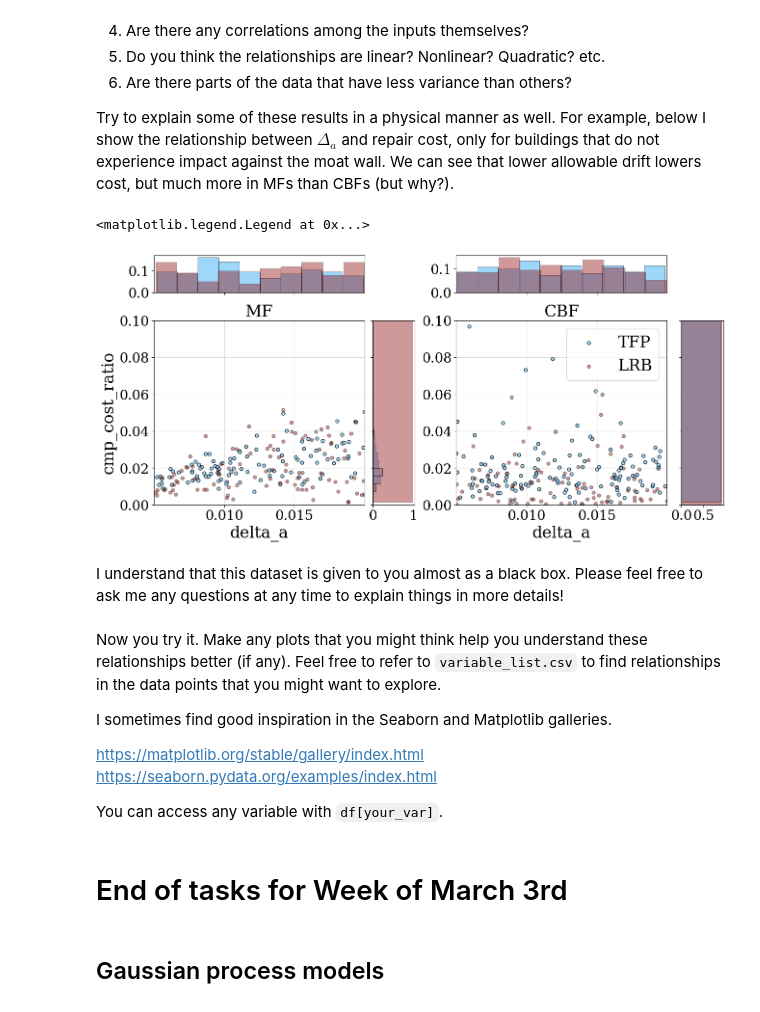
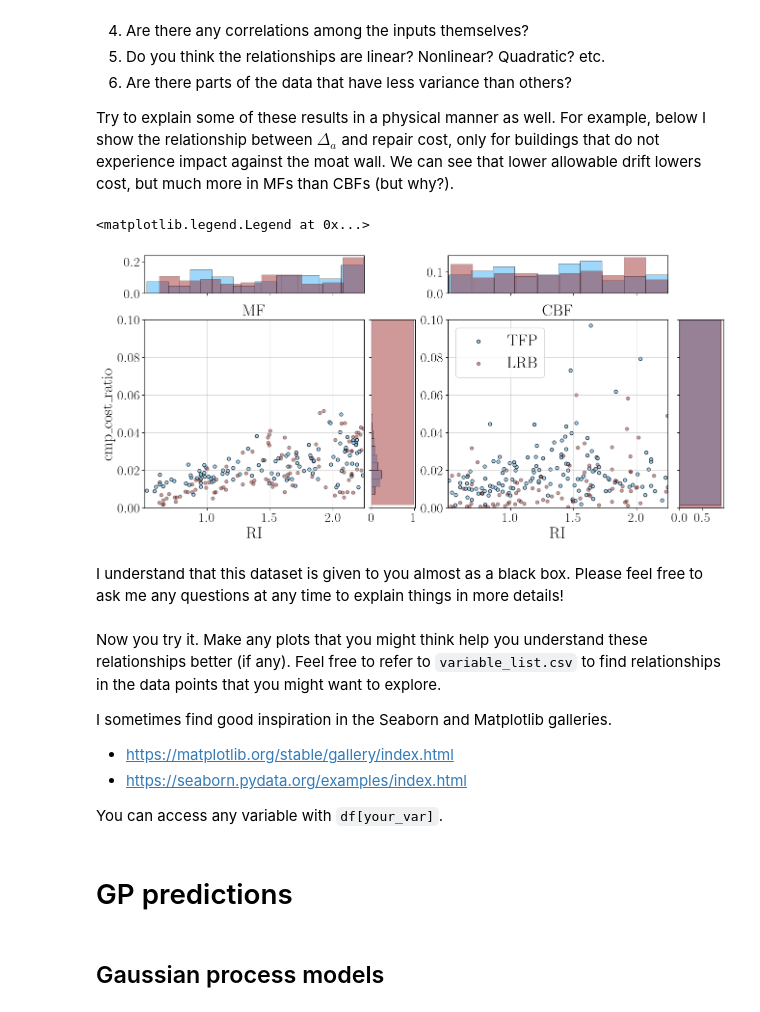
Before and after one commit to hgp297/isol-sys-database, a Jupyter notebook: src/analyses/allowable_drift.ipynb, the cells around one changed output. Drawn from its saved outputs; the diff is of its cells as text; code cells hidden in the pictures.

```diff
--- a/src/analyses/allowable_drift.ipynb
+++ b/src/analyses/allowable_drift.ipynb
@@ -165,7 +165,7 @@ Try to explain some of these results in a physical manner as well. For example,
 
 ###################### YOUR CODE HERE #############################################
 # choose your x and y variables. These are column names of df
-xvar = 'delta_a'
+xvar = 'RI'
 yvar = 'cmp_cost_ratio'
 
 # dataset used for each plot. you can change these to change the content of the scatter.
@@ -235,34 +235,34 @@ scatter_hist(left_points_red[xvar], left_points_red[yvar], 'darkred', 0.4, ax, a
 
 ax.set_title(r'MF', fontsize=title_font)
 
 ax.set_xlabel(xvar, fontsize=axis_font)
 ax.set_ylabel(yvar, fontsize=axis_font)
 ax.set_xlim([df[xvar].min(), df[xvar].max()])
 # ax.set_ylim([df[yvar].min(), df[yvar].max()])
 ax.set_ylim([0, 0.1])
 
 ax = fig.add_subplot(gs[1, 2])
 ax_histx = fig.add_subplot(gs[0, 2], sharex=ax)
 ax_histy = fig.add_subplot(gs[1, 3], sharey=ax)
 
 # Draw the scatter plot and marginals.
 
 scatter_hist(right_points_blue[xvar], right_points_blue[yvar], 'lightskyblue', 0.8, ax, ax_histx, ax_histy,
               label='TFP')
 scatter_hist(right_points_red[xvar], right_points_red[yvar], 'darkred', 0.4, ax, ax_histx, ax_histy,
               label='LRB')
 
 ax.set_xlim([df[xvar].min(), df[xvar].max()])
 # ax.set_ylim([df[yvar].min(), df[yvar].max()])
 ax.set_ylim([0, 0.1])
 
 ax.set_title(r'CBF', fontsize=title_font)
 ax.set_xlabel(xvar, fontsize=axis_font)
 
 ax.legend(fontsize=axis_font)
 # %% [output]
 <matplotlib.legend.Legend at 0x...>
-[figure, old version]
+[figure, new version]
 # %% [markdown]
 I understand that this dataset is given to you almost as a black box. Please feel free to ask me any questions at any time to explain things in more details!
 # %% [markdown]
@@ -270,13 +270,13 @@ Now you try it. Make any plots that you might think help you understand these re
 
 I sometimes find good inspiration in the Seaborn and Matplotlib galleries.
 
-https://matplotlib.org/stable/gallery/index.html
-https://seaborn.pydata.org/examples/index.html
+-   https://matplotlib.org/stable/gallery/index.html
+-   https://seaborn.pydata.org/examples/index.html
 
 You can access any variable with `df[your_var]`.
 # %%
 ################ YOUR PLOTS HERE ... (maybe) #################
-# %% [markdown]
-# End of tasks for Week of March 3rd
+# %% [markdown]
+# GP predictions
 # %% [markdown]
 ## Gaussian process models
```
Also changed, not shown: parts of 34 cells of this notebook.
